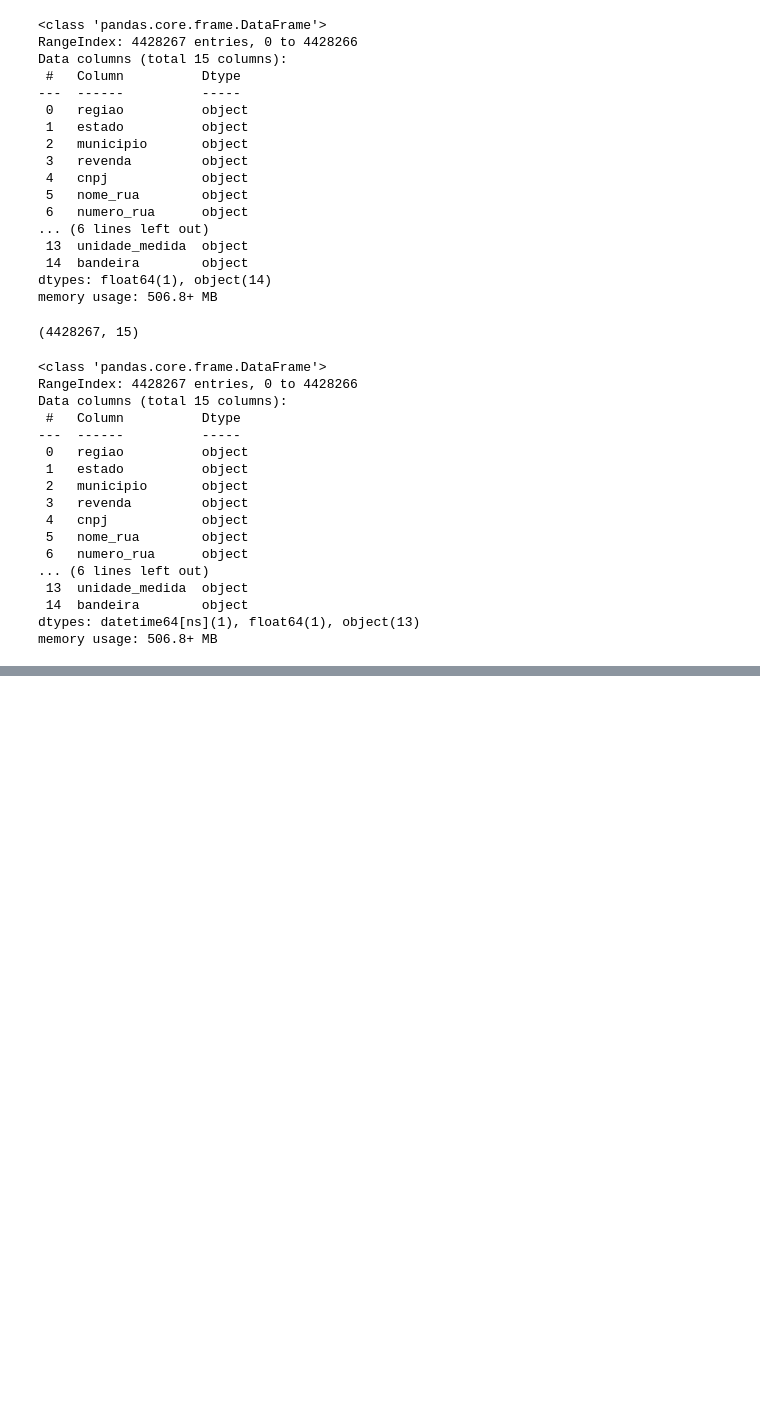
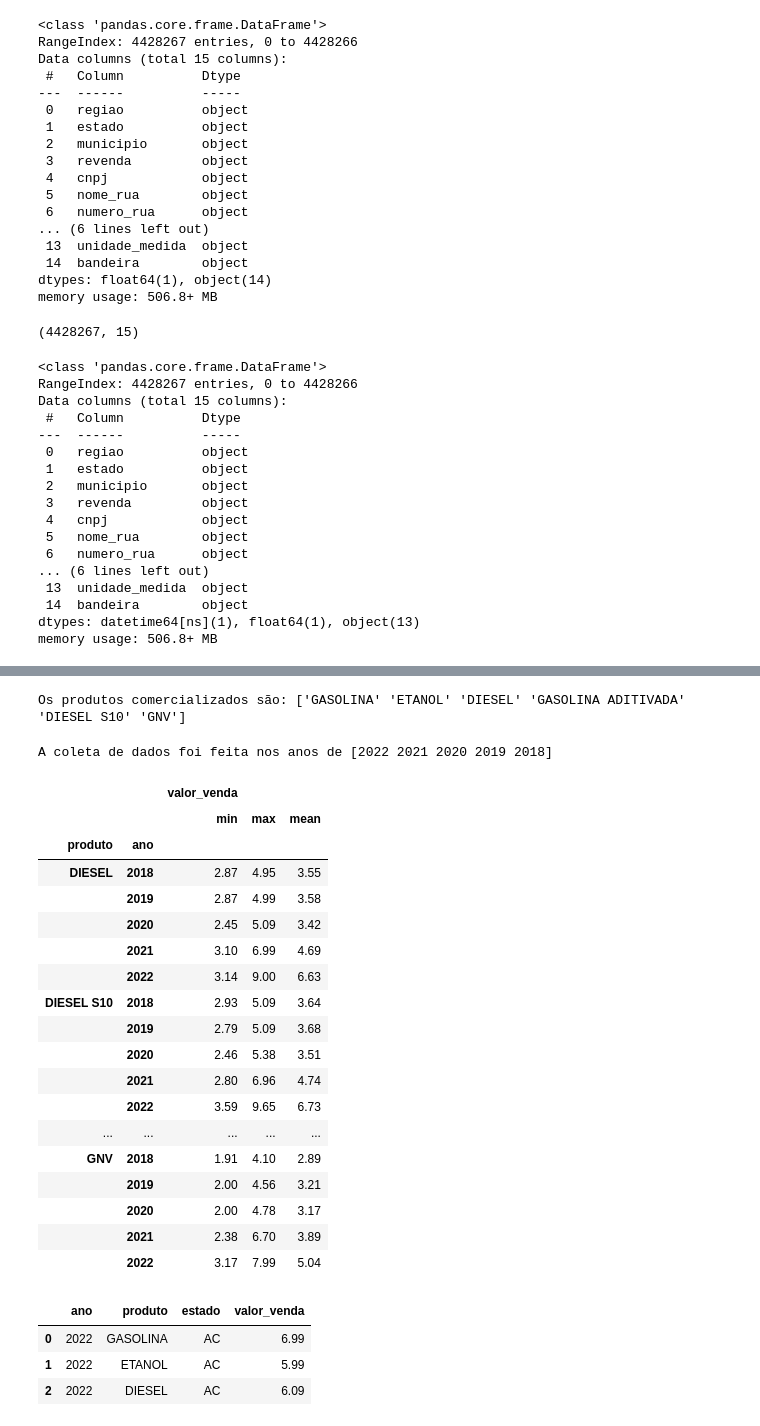
Before and after one commit to giulianafernandes/credit_card_approval_prediction, a Jupyter notebook: processamento_de_dados-ANP.ipynb, the cells around one changed output, grey strips where cells are left out. Cells and saved outputs as stored; diff of their text form; code cells hidden in the pictures; blank space fills up the shorter version.

```diff
--- a/processamento_de_dados-ANP.ipynb
+++ b/processamento_de_dados-ANP.ipynb
@@ -91,0 +112,3 @@ memory usage: 506.8+ MB
+# %%
+# selecionando as colunas que usaremos na nossa análise
+df_anp = df[['data_coleta', 'regiao', 'estado', 'municipio', 'bandeira', 'produto', 'valor_venda']]
@@ -91,0 +124,3 @@ memory usage: 506.8+ MB
+# %%
+df_anp['ano'] = df_anp['data_coleta'].dt.year
+df_anp['mes'] = df_anp['data_coleta'].dt.month
@@ -91,0 +159,32 @@ memory usage: 506.8+ MB
+# %%
+print(f'Os produtos comercializados são: {df_anp.produto.unique()}')
+# %% [output]
+Os produtos comercializados são: ['GASOLINA' 'ETANOL' 'DIESEL' 'GASOLINA ADITIVADA' 'DIESEL S10' 'GNV']
+# %%
+print(f'A coleta de dados foi feita nos anos de {df_anp.ano.unique()}')
+# %% [output]
+A coleta de dados foi feita nos anos de [2022 2021 2020 2019 2018]
+# %%
+df_anp_valor = df_anp[['ano', 'produto', 'valor_venda']]
+# %%
+df_anp_valor.groupby(['produto', 'ano']).agg(['min', 'max', 'mean']).round(2)
+# %% [output]
+|  |  | valor_venda |  |  |
+|  |  | min | max | mean |
+| produto | ano |  |  |  |
+| DIESEL | 2018 | 2.87 | 4.95 | 3.55 |
+|  | 2019 | 2.87 | 4.99 | 3.58 |
+|  | 2020 | 2.45 | 5.09 | 3.42 |
+|  | 2021 | 3.10 | 6.99 | 4.69 |
+|  | 2022 | 3.14 | 9.00 | 6.63 |
+| DIESEL S10 | 2018 | 2.93 | 5.09 | 3.64 |
+|  | 2019 | 2.79 | 5.09 | 3.68 |
+|  | 2020 | 2.46 | 5.38 | 3.51 |
+|  | 2021 | 2.80 | 6.96 | 4.74 |
+|  | 2022 | 3.59 | 9.65 | 6.73 |
+| ... | ... | ... | ... | ... |
+| GNV | 2018 | 1.91 | 4.10 | 2.89 |
+|  | 2019 | 2.00 | 4.56 | 3.21 |
+|  | 2020 | 2.00 | 4.78 | 3.17 |
+|  | 2021 | 2.38 | 6.70 | 3.89 |
+|  | 2022 | 3.17 | 7.99 | 5.04 |
@@ -91,0 +193,7 @@ memory usage: 506.8+ MB
+# %%
+df_anp_valor_estado.head(3)
+# %% [output]
+|  | ano | produto | estado | valor_venda |
+| 0 | 2022 | GASOLINA | AC | 6.99 |
+| 1 | 2022 | ETANOL | AC | 5.99 |
+| 2 | 2022 | DIESEL | AC | 6.09 |
```
Also changed, not shown: parts of 11 cells of this notebook.
